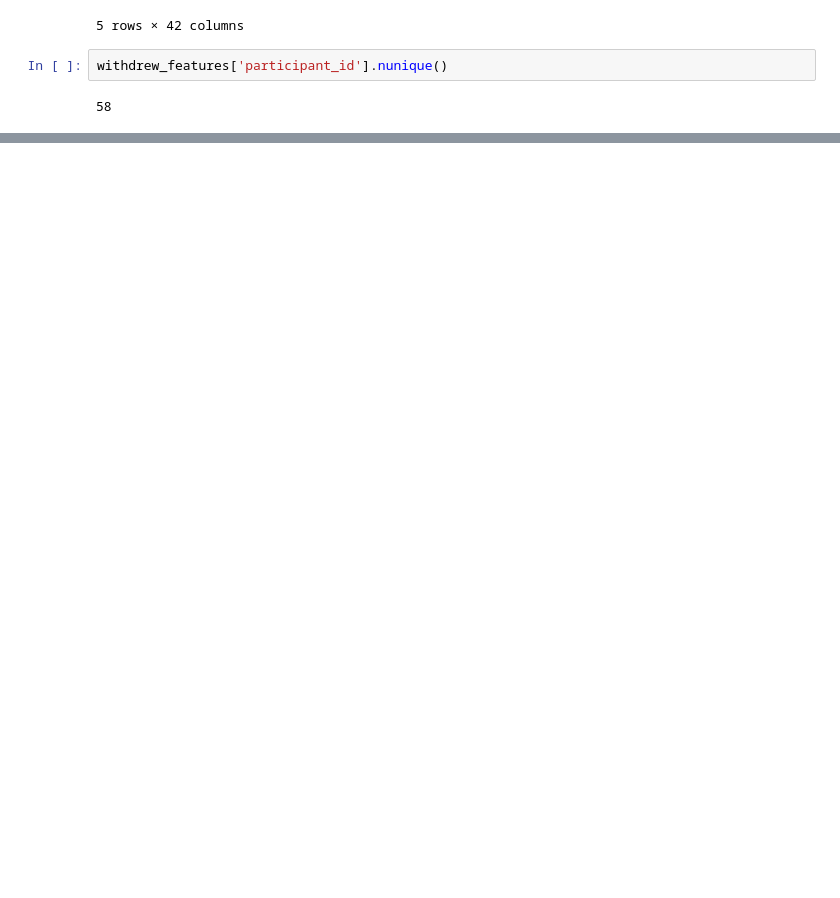
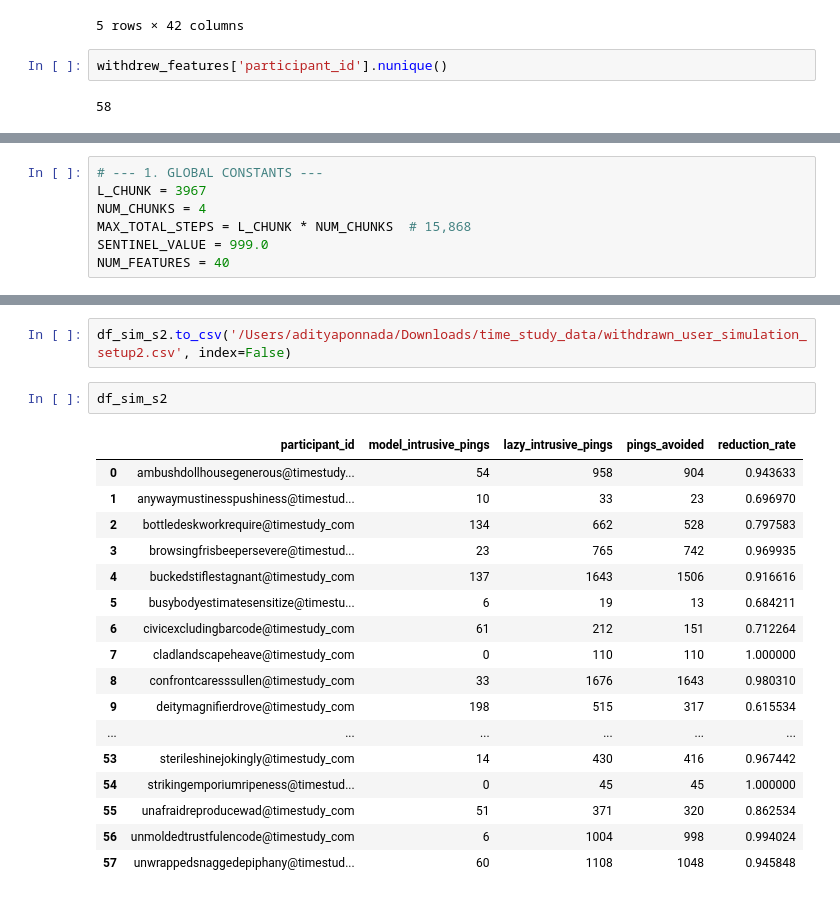
Before and after one commit to adityaponnada/real_time_prompting, a Jupyter notebook: withdrew_hybrid_eval.ipynb, the cells around one changed output, grey strips where cells are left out. Saved outputs shown, nothing was run; the diff lists cells and outputs as text; blank space fills up the shorter version.

```diff
--- a/withdrew_hybrid_eval.ipynb
+++ b/withdrew_hybrid_eval.ipynb
@@ -325,0 +328,7 @@ withdrew_features['participant_id'].nunique()
+# %%
+# --- 1. GLOBAL CONSTANTS ---
+L_CHUNK = 3967
+NUM_CHUNKS = 4
+MAX_TOTAL_STEPS = L_CHUNK * NUM_CHUNKS  # 15,868
+SENTINEL_VALUE = 999.0
+NUM_FEATURES = 40
@@ -325,0 +647,22 @@ withdrew_features['participant_id'].nunique()
+# %%
+df_sim_s2.to_csv('/Users/adityaponnada/Downloads/time_study_data/withdrawn_user_simulation_setup2.csv', index=False)
+# %%
+df_sim_s2
+# %% [output]
+|  | participant_id | model_intrusive_pings | lazy_intrusive_pings | pings_avoided | reduction_rate |
+| 0 | ambushdollhousegenerous@timestudy... | 54 | 958 | 904 | 0.943633 |
+| 1 | anywaymustinesspushiness@timestud... | 10 | 33 | 23 | 0.696970 |
+| 2 | bottledeskworkrequire@timestudy_com | 134 | 662 | 528 | 0.797583 |
+| 3 | browsingfrisbeepersevere@timestud... | 23 | 765 | 742 | 0.969935 |
+| 4 | buckedstiflestagnant@timestudy_com | 137 | 1643 | 1506 | 0.916616 |
+| 5 | busybodyestimatesensitize@timestu... | 6 | 19 | 13 | 0.684211 |
+| 6 | civicexcludingbarcode@timestudy_com | 61 | 212 | 151 | 0.712264 |
+| 7 | cladlandscapeheave@timestudy_com | 0 | 110 | 110 | 1.000000 |
+| 8 | confrontcaresssullen@timestudy_com | 33 | 1676 | 1643 | 0.980310 |
+| 9 | deitymagnifierdrove@timestudy_com | 198 | 515 | 317 | 0.615534 |
+| ... | ... | ... | ... | ... | ... |
+| 53 | sterileshinejokingly@timestudy_com | 14 | 430 | 416 | 0.967442 |
+| 54 | strikingemporiumripeness@timestud... | 0 | 45 | 45 | 1.000000 |
+| 55 | unafraidreproducewad@timestudy_com | 51 | 371 | 320 | 0.862534 |
+| 56 | unmoldedtrustfulencode@timestudy_com | 6 | 1004 | 998 | 0.994024 |
+| 57 | unwrappedsnaggedepiphany@timestud... | 60 | 1108 | 1048 | 0.945848 |
```
Also changed, not shown: parts of 12 cells of this notebook.
